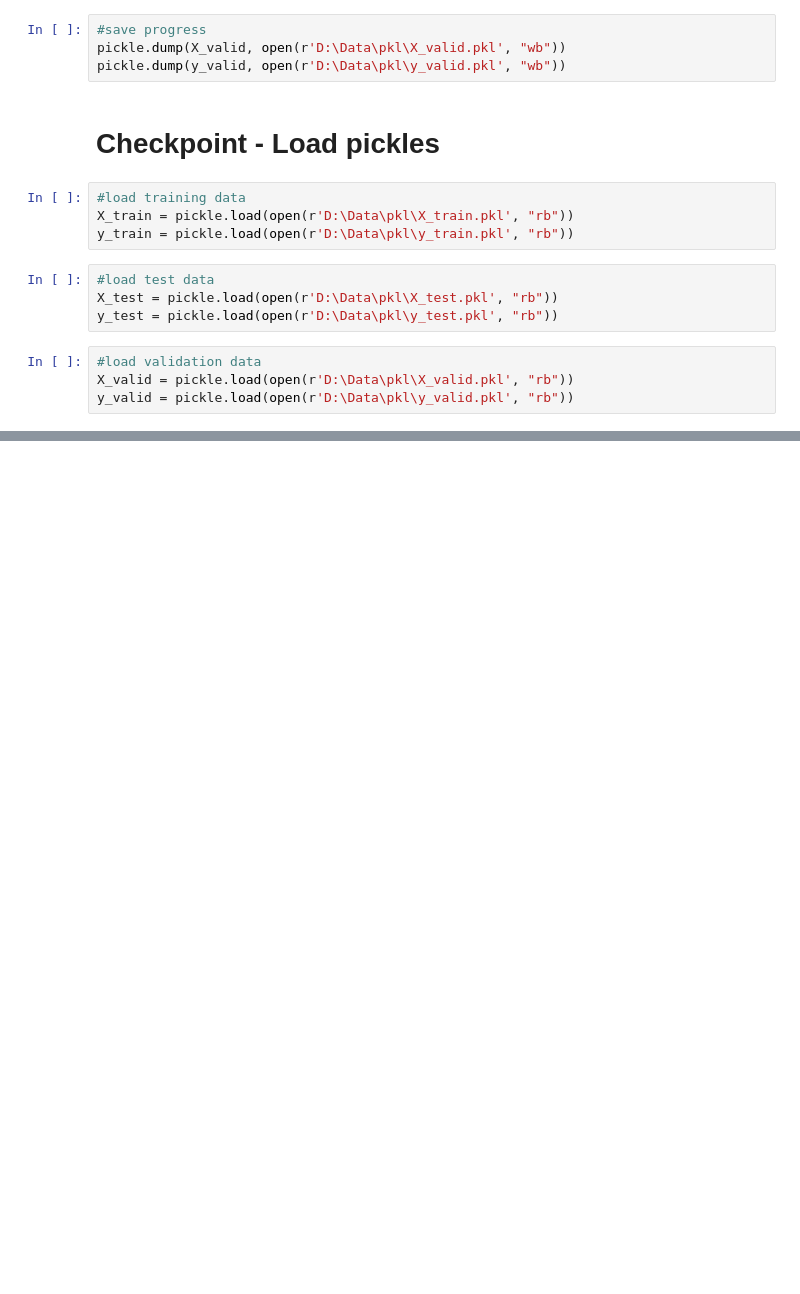
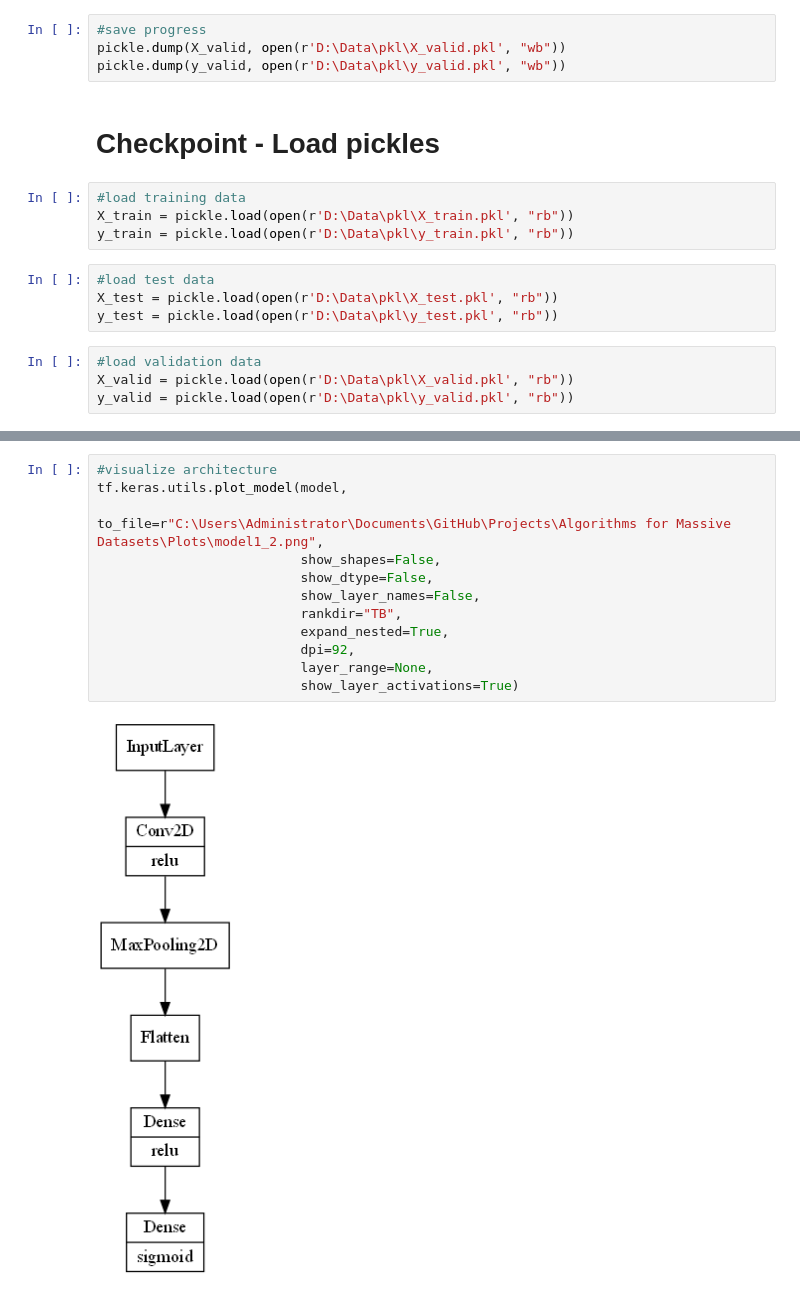
Before and after one commit to davidheilbron/DSE-unimi, a Jupyter notebook: Algorithms for Massive Datasets/Plant Leaves Recognizer.ipynb, the cells around one changed output, grey strips where cells are left out. Drawn from its saved outputs; the diff is of its cells as text; blank space fills up the shorter version.

```diff
--- a/Algorithms for Massive Datasets/Plant Leaves Recognizer.ipynb
+++ b/Algorithms for Massive Datasets/Plant Leaves Recognizer.ipynb
@@ -1748,0 +1809,14 @@ y_valid = pickle.load(open(r'D:\Data\pkl\y_valid.pkl', "rb"))
+# %%
+#visualize architecture
+tf.keras.utils.plot_model(model,
+                          to_file=r"C:\Users\Administrator\Documents\GitHub\Projects\Algorithms for Massive Datasets\Plots\model1_2.png",
+                          show_shapes=False,
+                          show_dtype=False,
+                          show_layer_names=False,
+                          rankdir="TB",
+                          expand_nested=True,
+                          dpi=92,
+                          layer_range=None,
+                          show_layer_activations=True)
+# %% [output]
+[figure, added]
```
Also changed, not shown: parts of 18 cells of this notebook, 2 other files.
